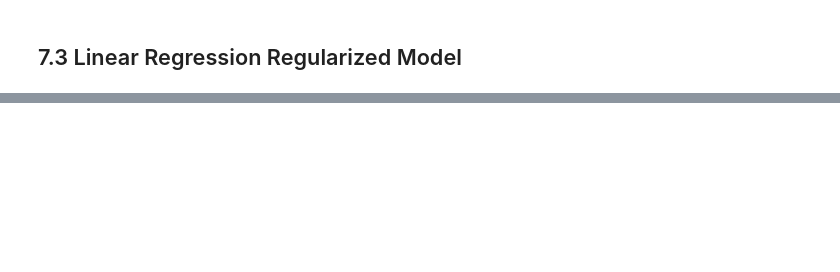
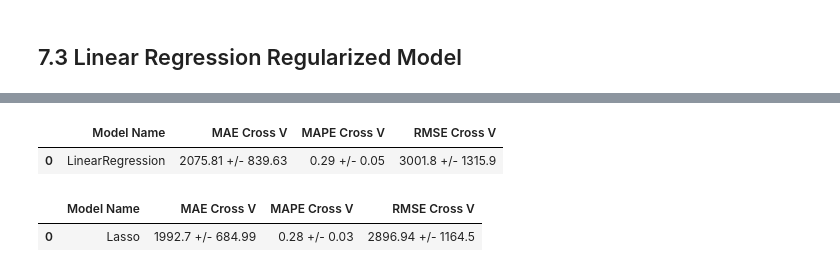
Before and after one commit to franciscofijamo/rossman_predict, a Jupyter notebook: Copy_of_v01_store_sales_prediction.ipynb, the cells around one changed output, grey strips where cells are left out. Saved outputs shown, nothing was run; the diff lists cells and outputs as text; code cells hidden in the pictures; blank space fills up the shorter version.

```diff
--- a/Copy_of_v01_store_sales_prediction.ipynb
+++ b/Copy_of_v01_store_sales_prediction.ipynb
@@ -1277,0 +1394,6 @@ lrr_result
+# %%
+x_training = X_train[cols_selected_boruta_full]
+# %%
+# Chamando as funcao
+model = Lasso( alpha = 0.01)
+a = cross_validation( x_training, 5,'Lasso', model )
@@ -1277,0 +1410,10 @@ lrr_result
+# %%
+a
+# %% [output]
+|  | Model Name | MAE Cross V | MAPE Cross V | RMSE Cross V |
+| 0 | LinearRegression | 2075.81 +/- 839.63 | 0.29 +/- 0.05 | 3001.8 +/- 1315.9 |
+# %%
+a
+# %% [output]
+|  | Model Name | MAE Cross V | MAPE Cross V | RMSE Cross V |
+| 0 | Lasso | 1992.7 +/- 684.99 | 0.28 +/- 0.03 | 2896.94 +/- 1164.5 |
```
Also changed, not shown: parts of 46 cells of this notebook.
